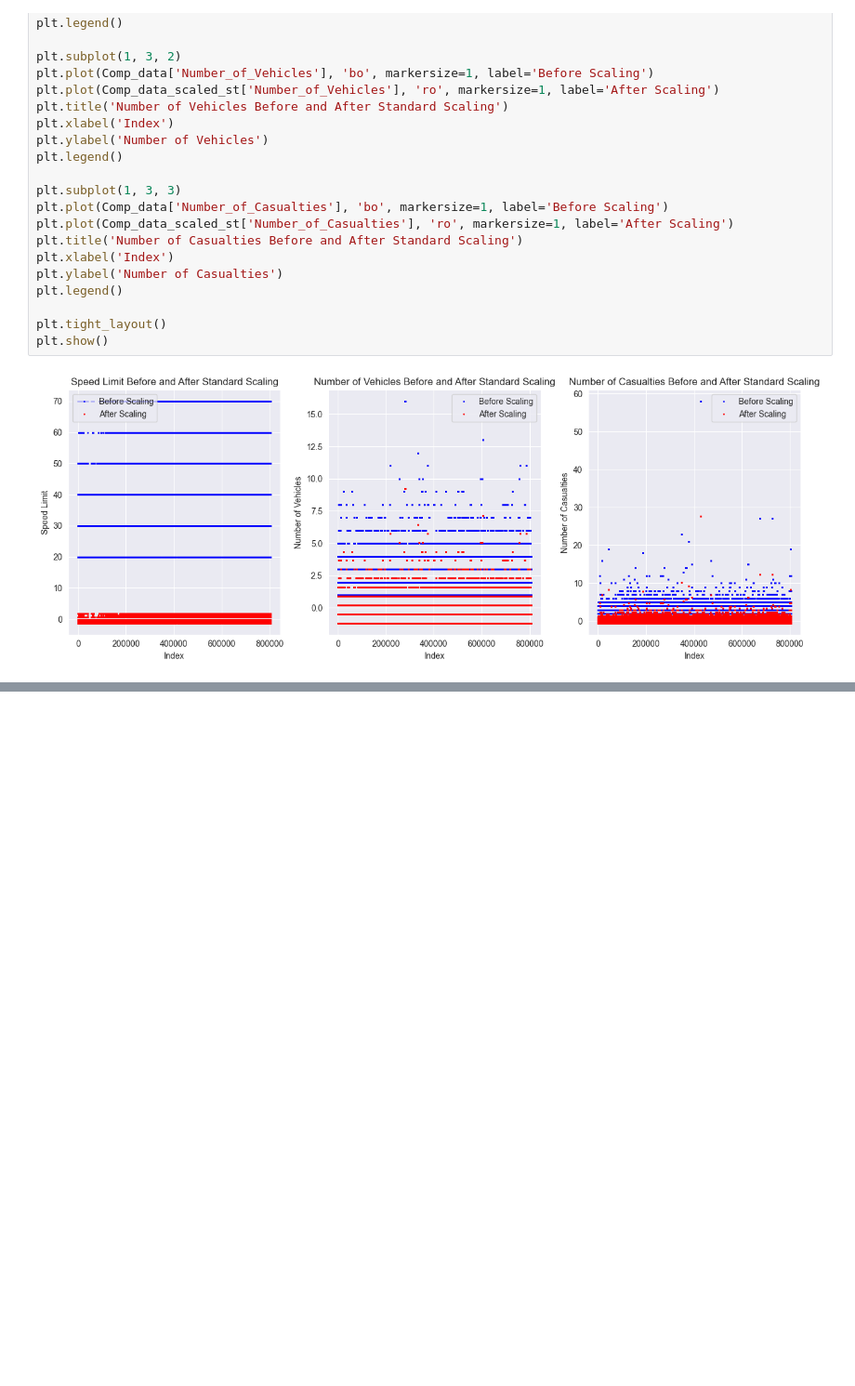
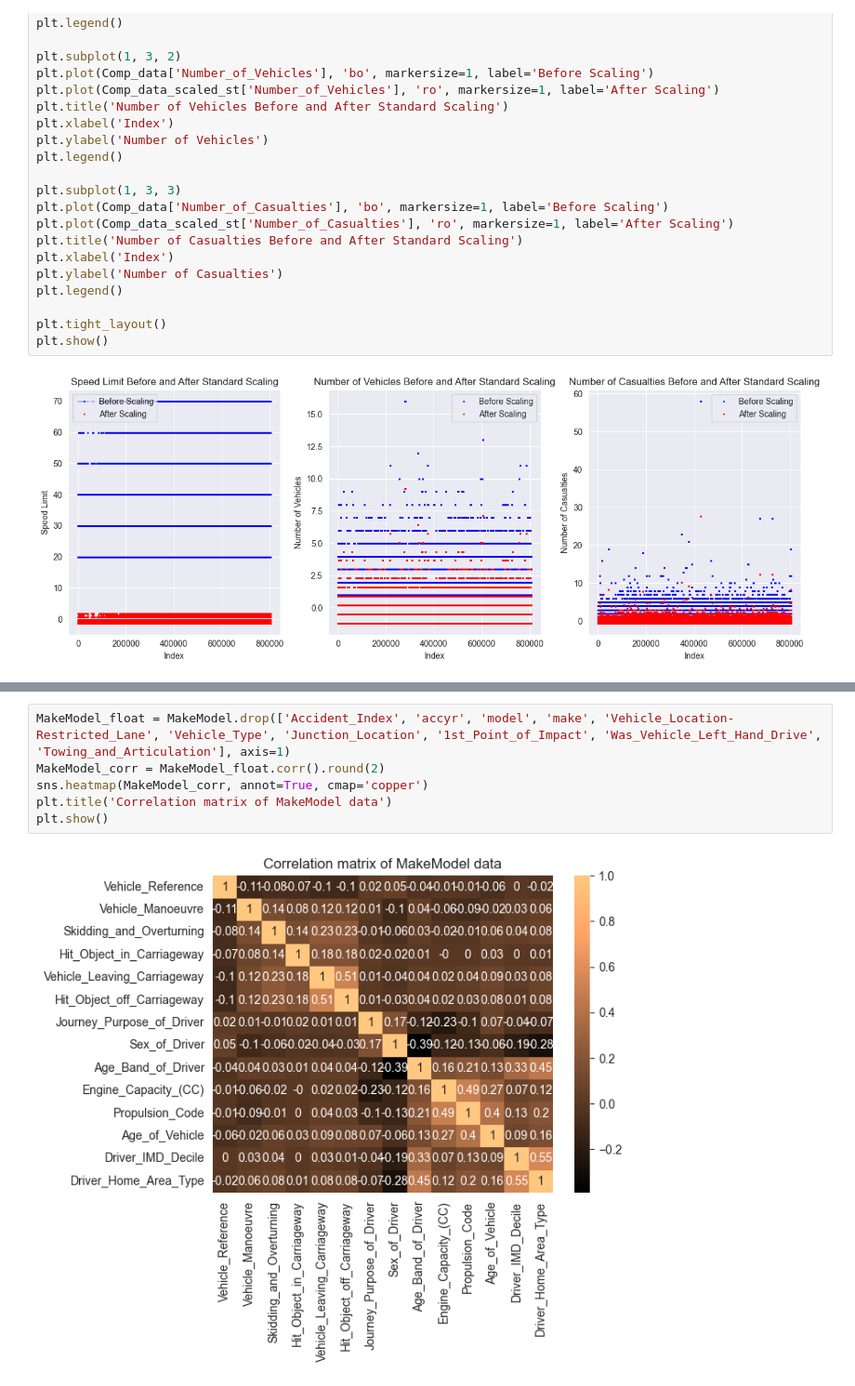
Before and after one commit to 3ldad/MOW2_Proj1, a Jupyter notebook: Analizy.ipynb, the cells around one changed output, grey strips where cells are left out. Shown at 93% size. Saved outputs shown, nothing was run; the diff lists cells and outputs as text; blank space fills up the shorter version.

```diff
--- a/Analizy.ipynb
+++ b/Analizy.ipynb
@@ -566,0 +612,8 @@ plt.show()
+# %%
+MakeModel_float = MakeModel.drop(['Accident_Index', 'accyr', 'model', 'make', 'Vehicle_Location-Restricted_Lane', 'Vehicle_Type', 'Junction_Location', '1st_Point_of_Impact', 'Was_Vehicle_Left_Hand_Drive', 'Towing_and_Articulation'], axis=1)
+MakeModel_corr = MakeModel_float.corr().round(2)
+sns.heatmap(MakeModel_corr, annot=True, cmap='copper')
+plt.title('Correlation matrix of MakeModel data')
+plt.show()
+# %% [output]
+[figure, added]
```
Also changed, not shown: parts of 12 cells of this notebook, 1 other file.
